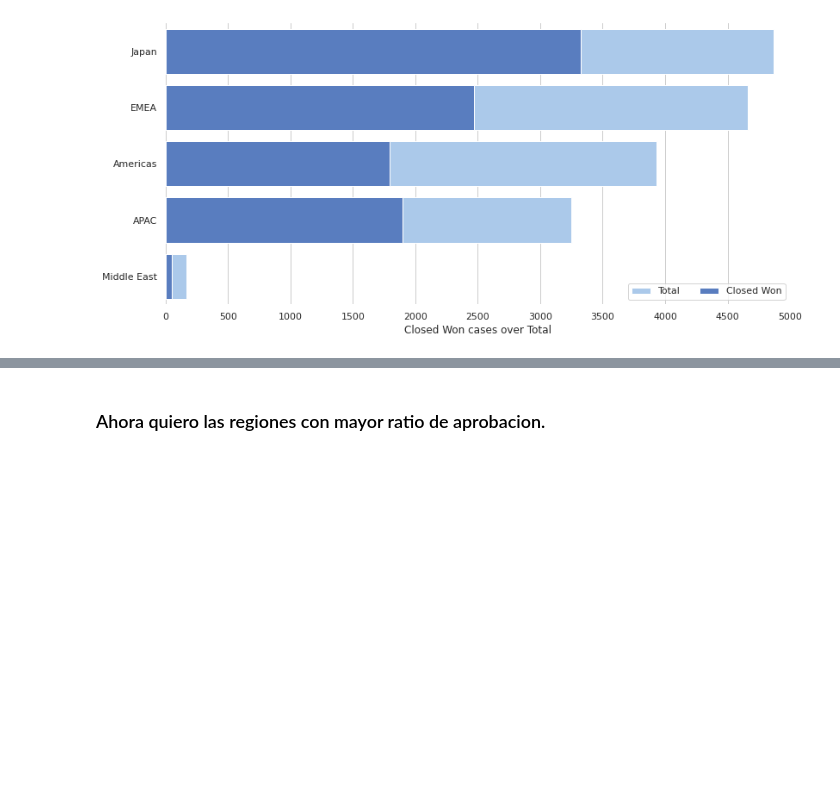
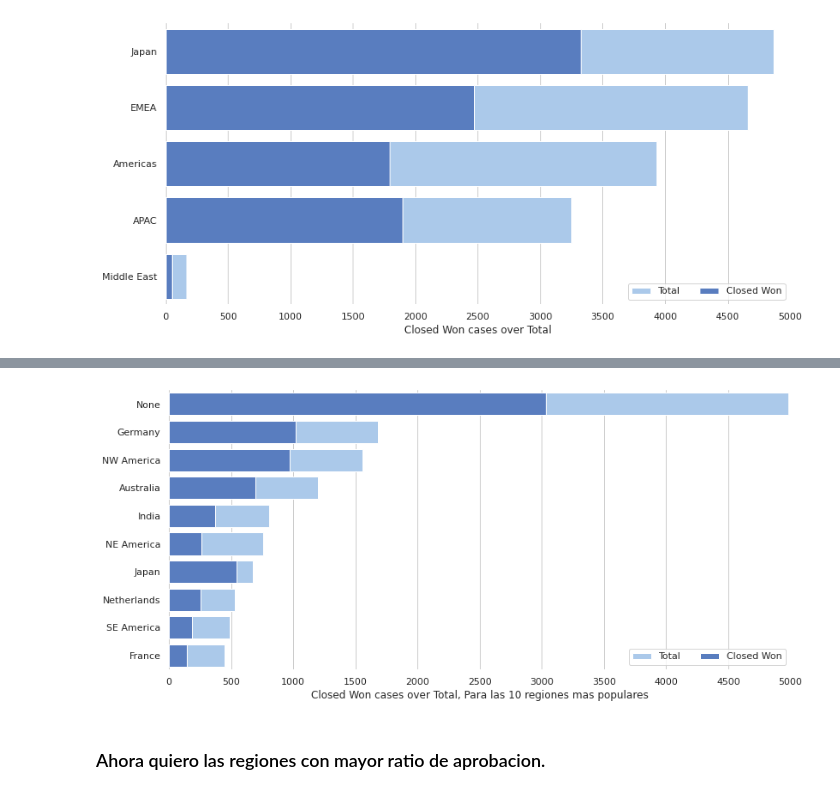
Before and after one commit to RiedelNicolas/75.06-2C2020-TP1, a Jupyter notebook: AnalisisGeografico.ipynb, the cells around one changed output, grey strips where cells are left out. Saved outputs shown, nothing was run; the diff lists cells and outputs as text; code cells hidden in the pictures; blank space fills up the shorter version.

```diff
--- a/AnalisisGeografico.ipynb
+++ b/AnalisisGeografico.ipynb
@@ -250,0 +253,10 @@ sns.despine(left=True, bottom=True)
+# %%
+top10 = datos['Territory'].value_counts().head(10).index
+datos_filtrado = datos[ datos['Territory'].isin(top10) ]
+datos_filtrado = datos_filtrado [ ['Territory','Stage' ] ]
+filtro = [ 'Closed Lost', 'Closed Won']
+tabla = datos_filtrado.pivot_table(index = 'Territory', columns = 'Stage', aggfunc='size')
+tabla['Total'] = tabla['Closed Lost'] + tabla ['Closed Won']
+tabla = tabla.sort_values("Total", ascending=False)
+tabla = tabla.reset_index()
+tabla
@@ -251,3 +275,30 @@ sns.despine(left=True, bottom=True)
+# %%
+sns.set_theme(style="whitegrid")
+
+# Initialize the matplotlib figure
+f, ax = plt.subplots(figsize=(13, 6))
+
+# Load the example car crash dataset
+aPlotear = tabla
+
+# Plot the total crashes
+sns.set_color_codes("pastel")
+sns.barplot(x="Total", y="Territory", data=aPlotear,
+            label="Total", color="b")
+
+# Plot the crashes where alcohol was involved
+sns.set_color_codes("muted")
+sns.barplot(x="Closed Won", y="Territory", data=aPlotear,
+            label="Closed Won", color="b")
+
+# Add a legend and informative axis label
+ax.legend(ncol=2, loc="lower right", frameon=True)
+ax.set(xlim=(0, 5000), ylabel="",
+       xlabel="Closed Won cases over Total, Para las 10 regiones mas populares")
+ax.set_xticks(np.arange(0, 5001, 500))
+sns.despine(left=True, bottom=True)
+# %% [output]
+[figure, added]
 # %% [markdown]
 ### Ahora quiero las regiones con mayor ratio de aprobacion.
 # %%
```
Also changed, not shown: parts of 3 cells of this notebook.
